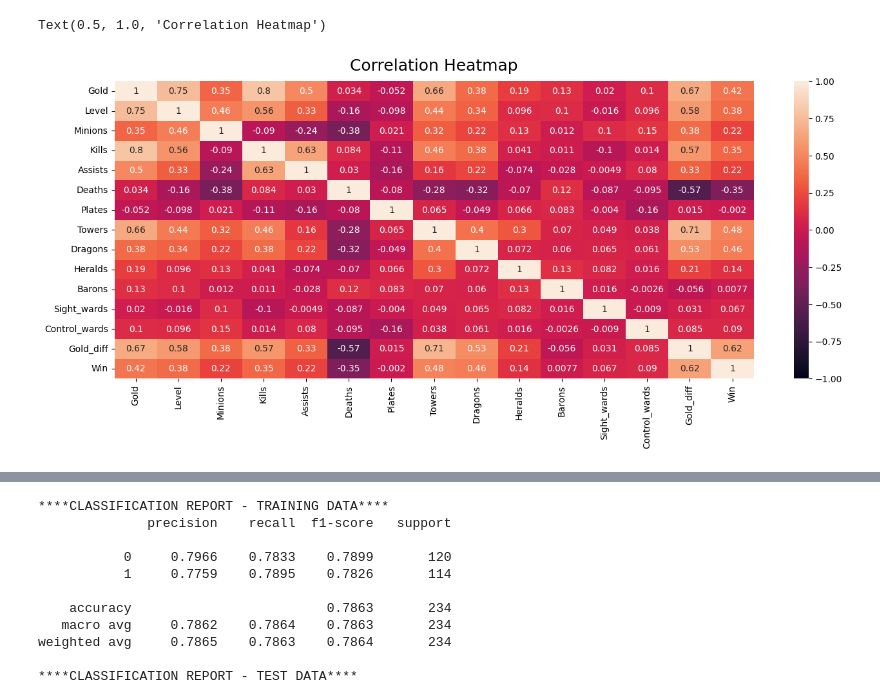
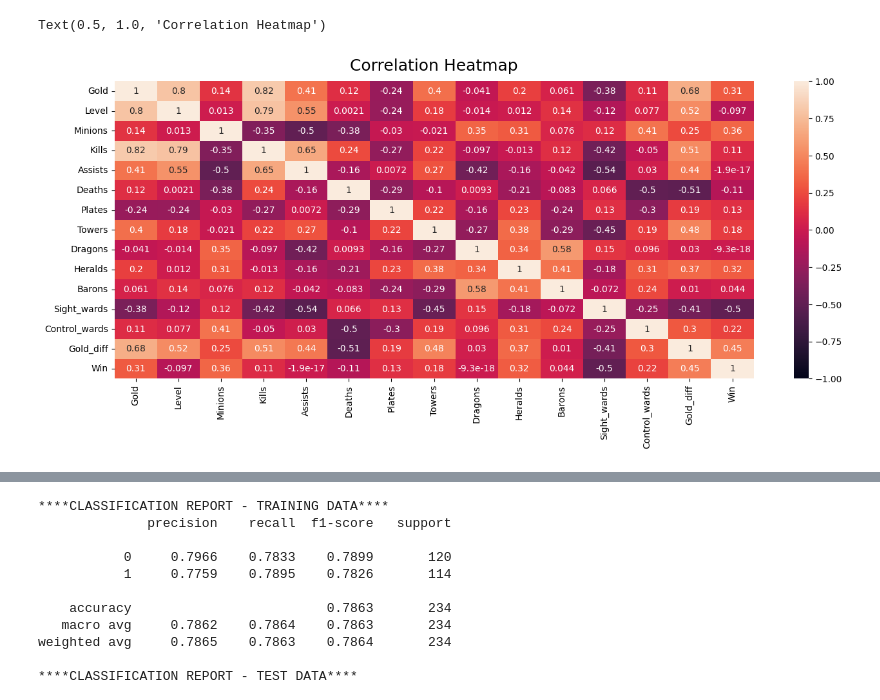
Before and after one commit to Friebay/LeagueOfLegendsPredictions, a Jupyter notebook: Not Needed For People/Predictor_jupyter.ipynb, the cells around one changed output, grey strips where cells are left out. Cells and saved outputs as stored; diff of their text form; code cells hidden in the pictures.

```diff
--- a/Not Needed For People/Predictor_jupyter.ipynb
+++ b/Not Needed For People/Predictor_jupyter.ipynb
@@ -16,17 +16,19 @@ from sklearn.exceptions import ConvergenceWarning
 df4 = pd.read_csv('Friebay_team_data_4min.csv')
 df14 = pd.read_csv('Friebay_team_data_14min.csv')
 df28 = pd.read_csv('Friebay_team_data_28min.csv')
+df42 = pd.read_csv('Friebay_team_data_42min.csv')
 # %%
 #Generate correlation matrix in orther to see most important values
 corr4 = df4.corr()
 corr14 = df14.corr()
 corr28 = df28.corr()
+corr42 = df42.corr()
 plt.figure(figsize=(16, 6))
-heatmap = sns.heatmap(df28.corr(), vmin=-1, vmax=1, annot=True)
+heatmap = sns.heatmap(df42.corr(), vmin=-1, vmax=1, annot=True)
 heatmap.set_title('Correlation Heatmap', fontdict={'fontsize':18}, pad=12)
 # %% [output]
 Text(0.5, 1.0, 'Correlation Heatmap')
-[figure, old version]
+[figure, new version]
 # %%
 # sns.pairplot(df)
 # plt.show()
```
Also changed, not shown: parts of 1 cell of this notebook, 5 other files.
